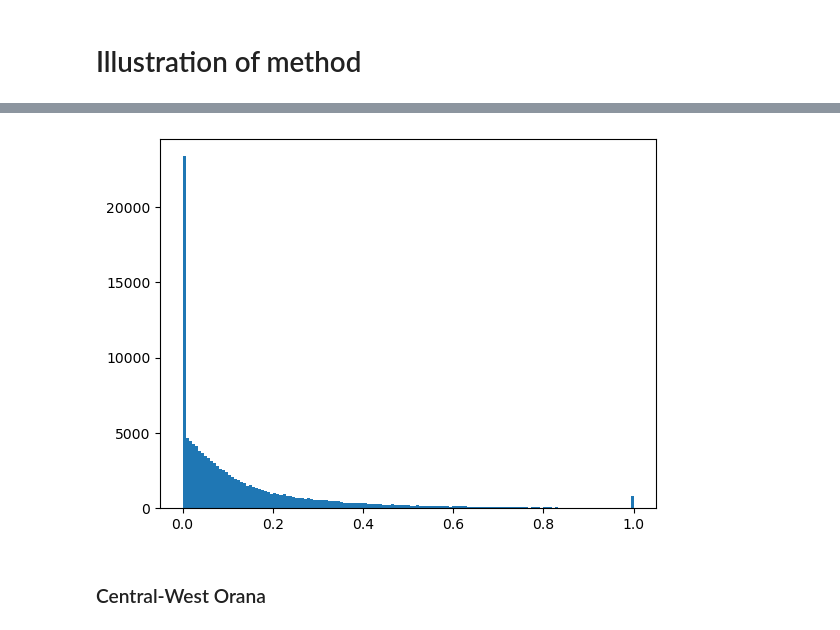
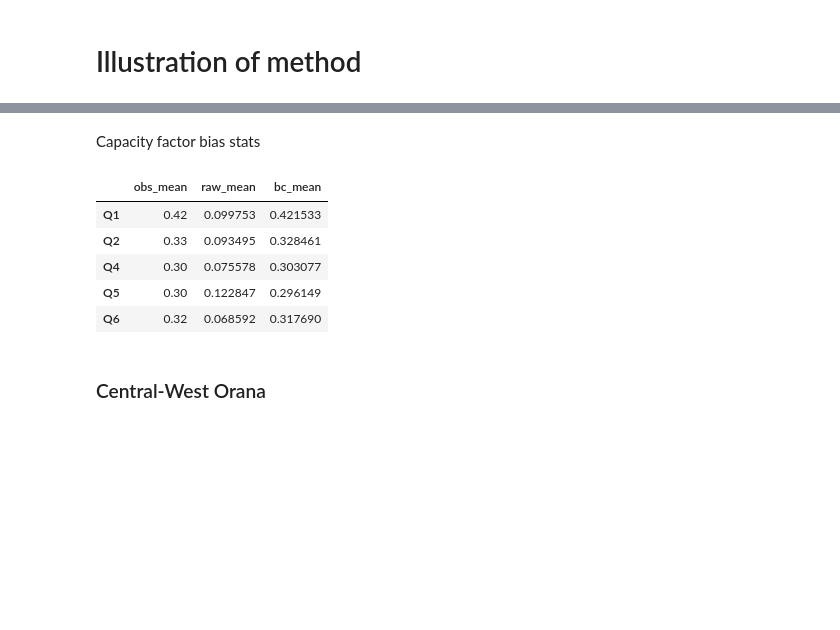
Before and after one commit to dougrichardson/power_models, a Jupyter notebook: 05_cf_REZ_bias_correct.ipynb, the cells around one changed output, grey strips where cells are left out. Drawn from its saved outputs; the diff is of its cells as text; code cells hidden in the pictures; blank space fills up the shorter version.

```diff
--- a/05_cf_REZ_bias_correct.ipynb
+++ b/05_cf_REZ_bias_correct.ipynb
@@ -160,7 +153,0 @@ years = range(2010, 2024)
-# %%
-da_list = []
-for y in years:
-    cf = fn.load_hourly_cf(y, gen_type, method=method, add_dir="", chunks={"lat": -1, "lon": -1, "time": 2500}).capacity_factor
-    cf = cf.where(mask.sel(region=r) == 1, drop=True)
-    da_list.append(cf)
-cf_r = xr.concat(da_list, dim="time")
@@ -173,11 +153,0 @@ Check wind speed
-# %%
-ws_path = load_path = "/g/data/w42/dr6273/work/data/era5/100w/hourly/"
-da_list = []
-for y in years:
-    w100 = xr.open_mfdataset(
-        ws_path + "100w_era5_hourly_" + str(y) + "_Aus.nc",
-        chunks={"lat": 50, "lon": 100}
-    )["w100"]
-    w100 = w100.where(mask.sel(region=r) == 1, drop=True)
-    da_list.append(w100)
-w100_r = xr.concat(da_list, dim="time")
@@ -544,10 +434,0 @@ Capacity factor bias stats
-# %%
-cf_stats = {}
-for (gen_type, cf_type) in zip(["solar", "wind", "wind"], ["solarpv", "wind_medium", "wind_high"]):
-
-    cf_path = "/g/data/w42/dr6273/work/projects/Aus_energy/production_metrics/" + gen_type + "/capacity_factor/" + method + "/bias_corrected/"
-
-    cf_stats[cf_type] = pd.read_csv(
-        cf_path + cf_type + "_capacity_factor_" + method + "_era5_REZ_statistics.csv",
-        index_col=0
-    )
@@ -703,4 +478,0 @@ ax2.plot(x, p, c="k")
-# %%
-_ = plt.hist(sel_cell(cf_r_wind, lat=-38., lon=142.5), "fd")
-# %% [output]
-[figure, removed]
@@ -707,3 +481,24 @@ _ = plt.hist(sel_cell(cf_r_wind, lat=-38., lon=142.5), "fd")
+# %% [markdown]
+Capacity factor bias stats
+# %%
+cf_stats = {}
+for (gen_type, cf_type) in zip(["solar", "wind", "wind"], ["solarpv", "wind_medium", "wind_high"]):
+
+    cf_path = "/g/data/w42/dr6273/work/projects/Aus_energy/production_metrics/" + gen_type + "/capacity_factor/van_der_Wiel/bias_corrected/"
+
+    cf_stats[cf_type] = pd.read_csv(
+        cf_path + cf_type + "_capacity_factor_van_der_Wiel_era5_REZ_statistics.csv",
+        index_col=0
+    )
+# %%
+cf_stats["wind_medium"].head()
+# %% [output]
+|  | obs_mean | raw_mean | bc_mean |
+| Q1 | 0.42 | 0.099753 | 0.421533 |
+| Q2 | 0.33 | 0.093495 | 0.328461 |
+| Q4 | 0.30 | 0.075578 | 0.303077 |
+| Q5 | 0.30 | 0.122847 | 0.296149 |
+| Q6 | 0.32 | 0.068592 | 0.317690 |
 # %% [markdown]
 ### Central-West Orana
 # %%
```
Also changed, not shown: parts of 53 cells of this notebook, 2 other files.
